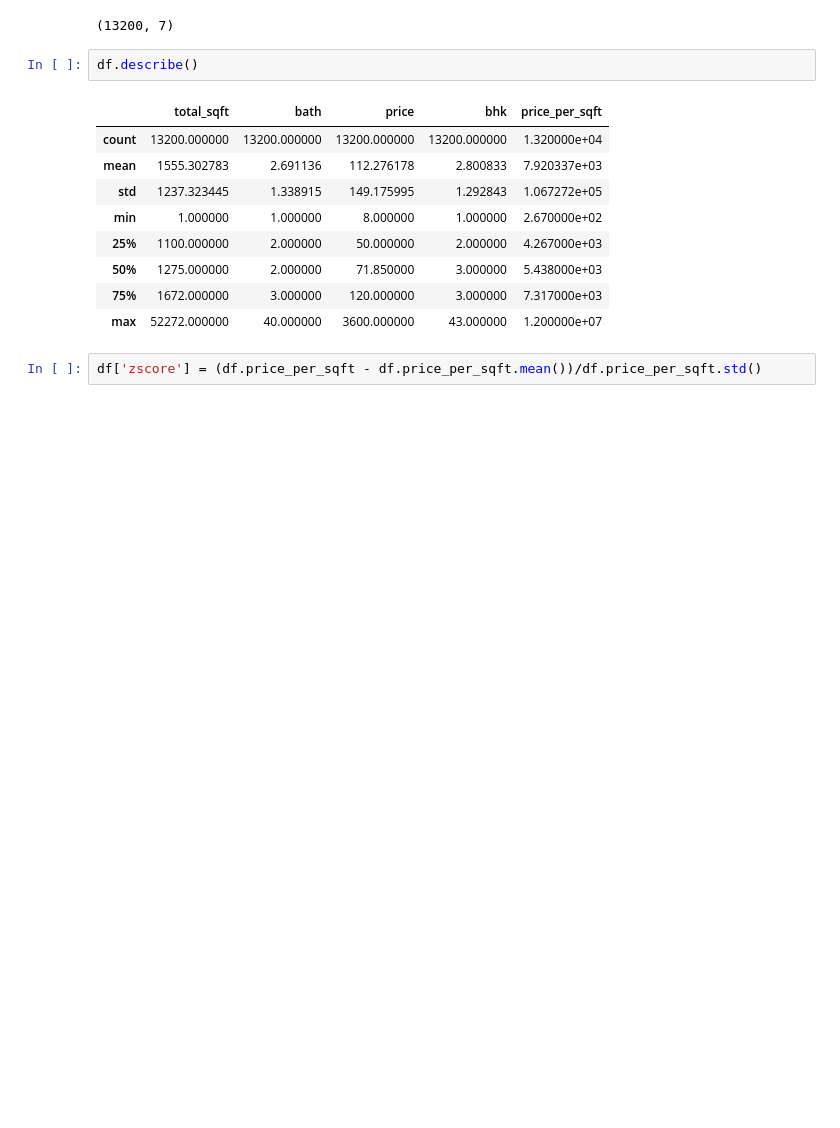
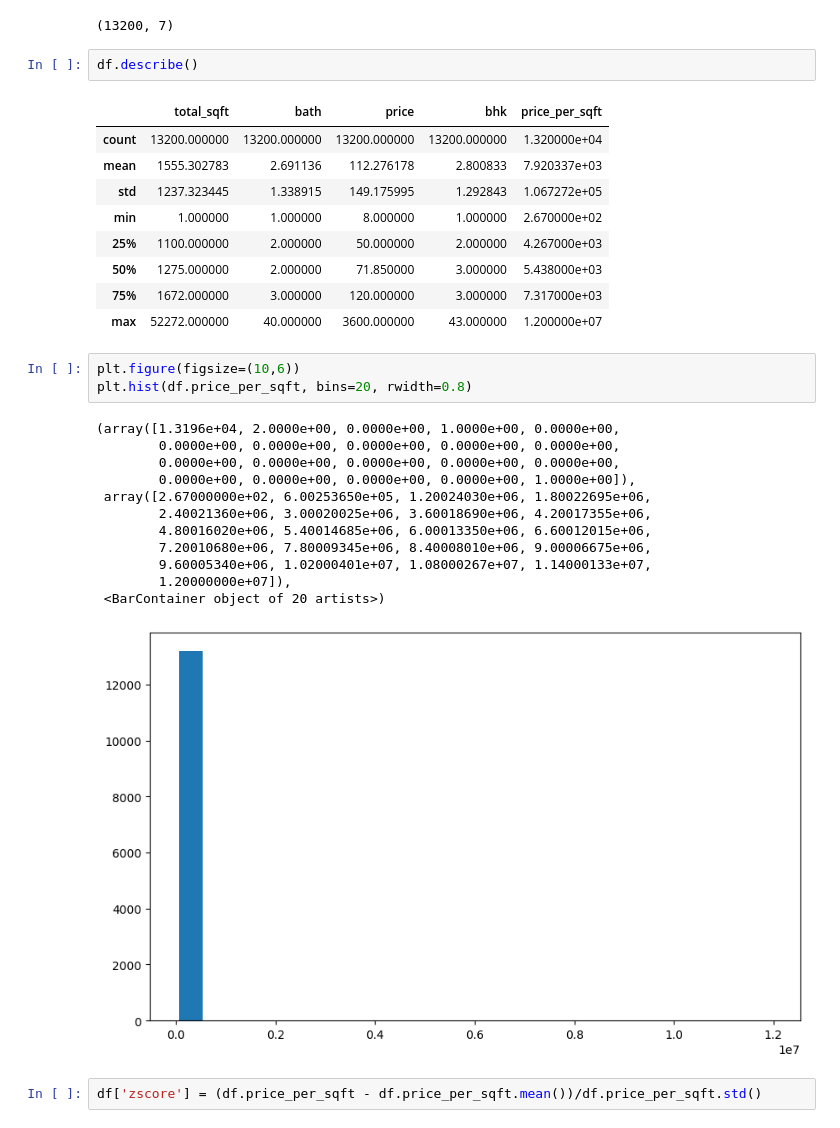
Before and after one commit to BhuvanKapoor/Machine-Learning-Python, a Jupyter notebook: Feature-Engineering/Outlier-zscore-stddev.ipynb, the cells around one changed output. Cells and saved outputs as stored; diff of their text form; blank space fills up the shorter version.

```diff
--- a/Feature-Engineering/Outlier-zscore-stddev.ipynb
+++ b/Feature-Engineering/Outlier-zscore-stddev.ipynb
@@ -37,6 +38,22 @@ df.describe()
 | 50% | 1275.000000 | 2.000000 | 71.850000 | 3.000000 | 5.438000e+03 |
 | 75% | 1672.000000 | 3.000000 | 120.000000 | 3.000000 | 7.317000e+03 |
 | max | 52272.000000 | 40.000000 | 3600.000000 | 43.000000 | 1.200000e+07 |
+# %%
+plt.figure(figsize=(10,6))
+plt.hist(df.price_per_sqft, bins=20, rwidth=0.8)
+# %% [output]
+(array([1.3196e+04, 2.0000e+00, 0.0000e+00, 1.0000e+00, 0.0000e+00,
+        0.0000e+00, 0.0000e+00, 0.0000e+00, 0.0000e+00, 0.0000e+00,
+        0.0000e+00, 0.0000e+00, 0.0000e+00, 0.0000e+00, 0.0000e+00,
+        0.0000e+00, 0.0000e+00, 0.0000e+00, 0.0000e+00, 1.0000e+00]),
+ array([2.67000000e+02, 6.00253650e+05, 1.20024030e+06, 1.80022695e+06,
+        2.40021360e+06, 3.00020025e+06, 3.60018690e+06, 4.20017355e+06,
+        4.80016020e+06, 5.40014685e+06, 6.00013350e+06, 6.60012015e+06,
+        7.20010680e+06, 7.80009345e+06, 8.40008010e+06, 9.00006675e+06,
+        9.60005340e+06, 1.02000401e+07, 1.08000267e+07, 1.14000133e+07,
+        1.20000000e+07]),
+ <BarContainer object of 20 artists>)
+[figure, added]
 # %%
 df['zscore'] = (df.price_per_sqft - df.price_per_sqft.mean())/df.price_per_sqft.std()
 # %%
```
Also changed, not shown: parts of 4 cells of this notebook, 3 other files.
